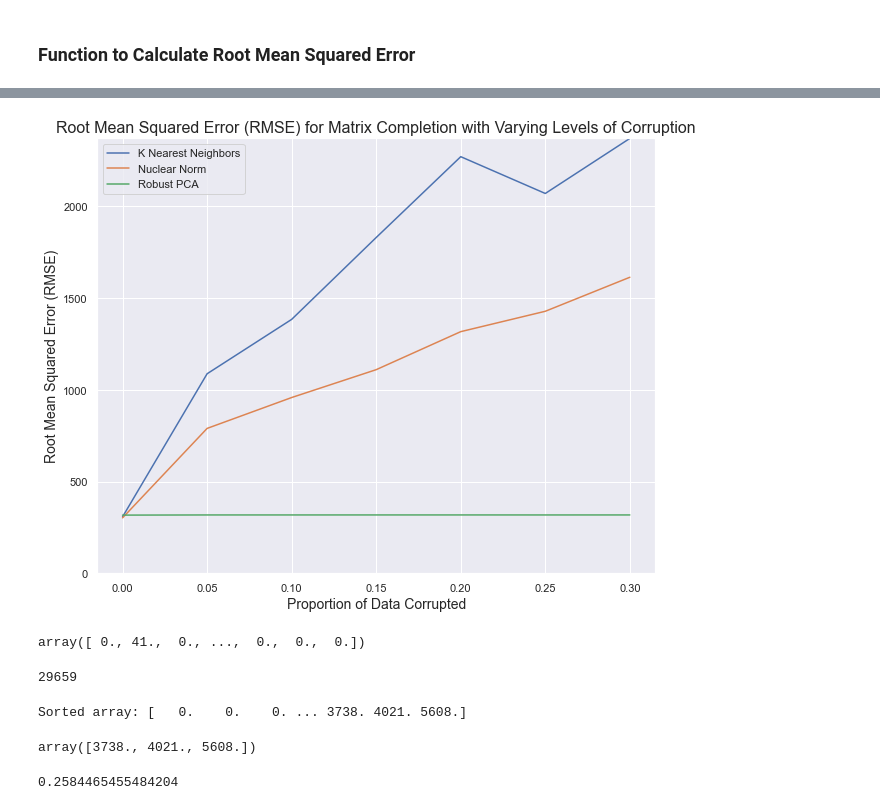
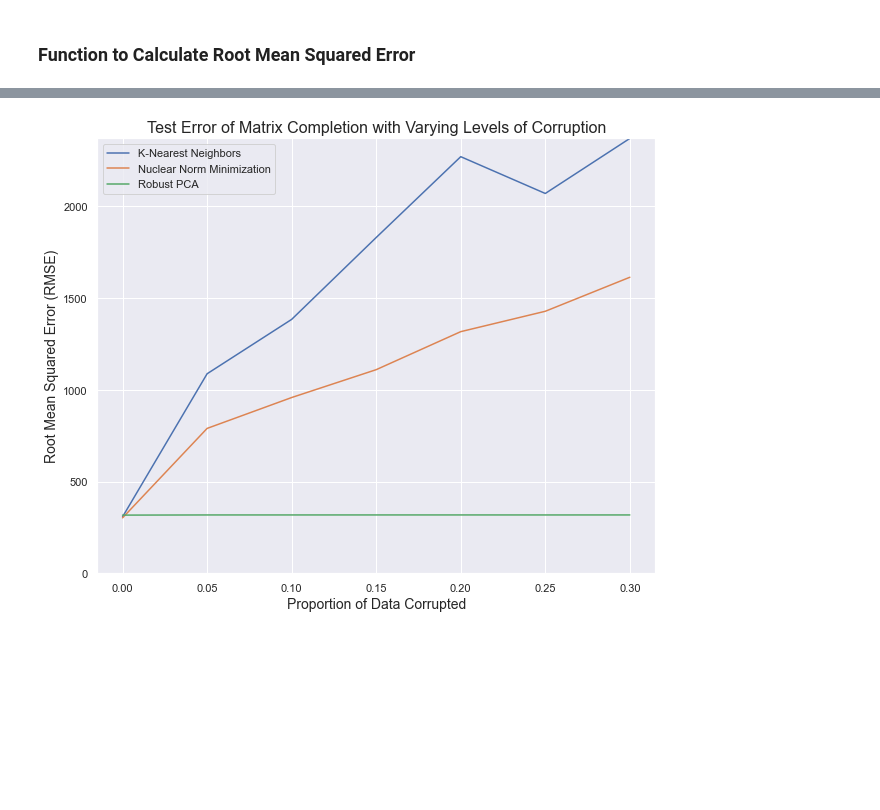
Before and after one commit to neil-menghani/RPCA, a Jupyter notebook: RPCA_Experiment.ipynb, the cells around one changed output, grey strips where cells are left out. Cells and saved outputs as stored; diff of their text form; code cells hidden in the pictures; blank space fills up the shorter version.

```diff
--- a/RPCA_Experiment.ipynb
+++ b/RPCA_Experiment.ipynb
@@ -140,6 +140,8 @@ for i in range(len(A_list)):
     # Display Matrix Completion Heatmap
     fig, ax = plt.subplots(figsize=(5,4))
     ax = sns.heatmap(R_hat)
+    plt.xlabel("game")
+    plt.ylabel("user")
     plt.show()
 
     # Perform RPCA
@@ -149,12 +151,18 @@ for i in range(len(A_list)):
     # Display RPCA Heatmaps
     fig, ax = plt.subplots(figsize=(5,4))
     ax = sns.heatmap(A_centered)
+    plt.xlabel("game")
+    plt.ylabel("user")
     plt.show()
     fig, ax = plt.subplots(figsize=(5,4))
     ax = sns.heatmap(L)
+    plt.xlabel("game")
+    plt.ylabel("user")
     plt.show()
     fig, ax = plt.subplots(figsize=(5,4))
     ax = sns.heatmap(S)
+    plt.xlabel("game")
+    plt.ylabel("user")
     plt.show()
 
     # Display RMSE of RPCA
@@ -169,6 +177,8 @@ for i in range(len(A_list)):
     # Display K Nearest Neighbors Heatmap
     fig, ax = plt.subplots(figsize=(5,4))
     ax = sns.heatmap(R_knn)
+    plt.xlabel("game")
+    plt.ylabel("user")
     plt.show()
 
     # Display RMSE of K Nearest Neighbors
@@ -231,46 +241,14 @@ iteration: 3155, error: 0.012797088023970341
 ... (45 outputs left out)
 # %%
 fig, ax = plt.subplots(figsize=(10, 8))
-line3, = ax.plot(thresholds, errors_knn, label='K Nearest Neighbors')
-line1, = ax.plot(thresholds, errors_mc, label='Nuclear Norm')
+line3, = ax.plot(thresholds, errors_knn, label='K-Nearest Neighbors')
+line1, = ax.plot(thresholds, errors_mc, label='Nuclear Norm Minimization')
 line2, = ax.plot(thresholds, errors_rpca, label='Robust PCA')
 ax.legend()
-plt.title("Root Mean Squared Error (RMSE) for Matrix Completion with Varying Levels of Corruption", size=16)
+plt.title("Test Error of Matrix Completion with Varying Levels of Corruption", size=16)
 plt.xlabel("Proportion of Data Corrupted", size=14)
 plt.ylabel("Root Mean Squared Error (RMSE)", size=14)
 plt.ylim(0, np.max(errors_knn))
-plt.show()
+plt.savefig('rmse.png', transparent=True)
 # %% [output]
-[figure, old version]
+[figure, new version]
-# %%
-flat = A_list[0].flatten()
-flat
-# %% [output]
-array([ 0., 41.,  0., ...,  0.,  0.,  0.])
-# %%
-len(flat)
-# %% [output]
-29659
-# %%
-sorted_index_array = np.argsort(flat)
-
-# sorted array
-sorted_array = flat[sorted_index_array]
-
-print("Sorted array:", sorted_array)
-
-# we want 3 largest value
-n = 3
-
-# we are using negative
-# indexing concept
-
-# find n largest value
-sorted_array[-3:]
-# %% [output]
-Sorted array: [   0.    0.    0. ... 3738. 4021. 5608.]
-array([3738., 4021., 5608.])
-# %%
-8009/(233*133)
-# %% [output]
-0.2584465455484204
```
Also changed, not shown: parts of 3 cells of this notebook, 3 other files.
